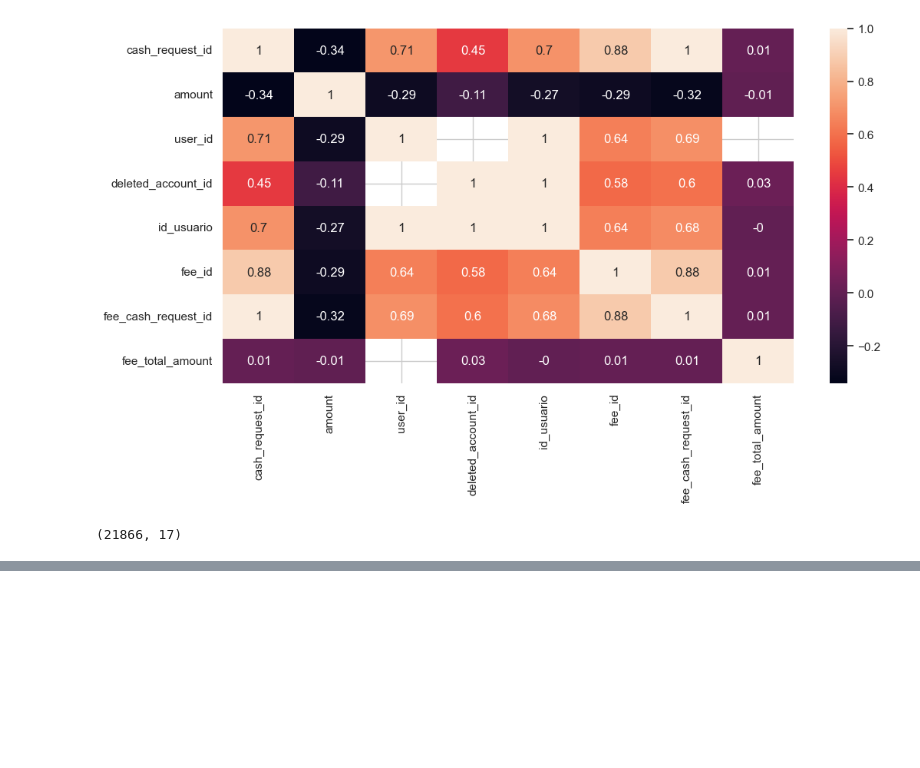
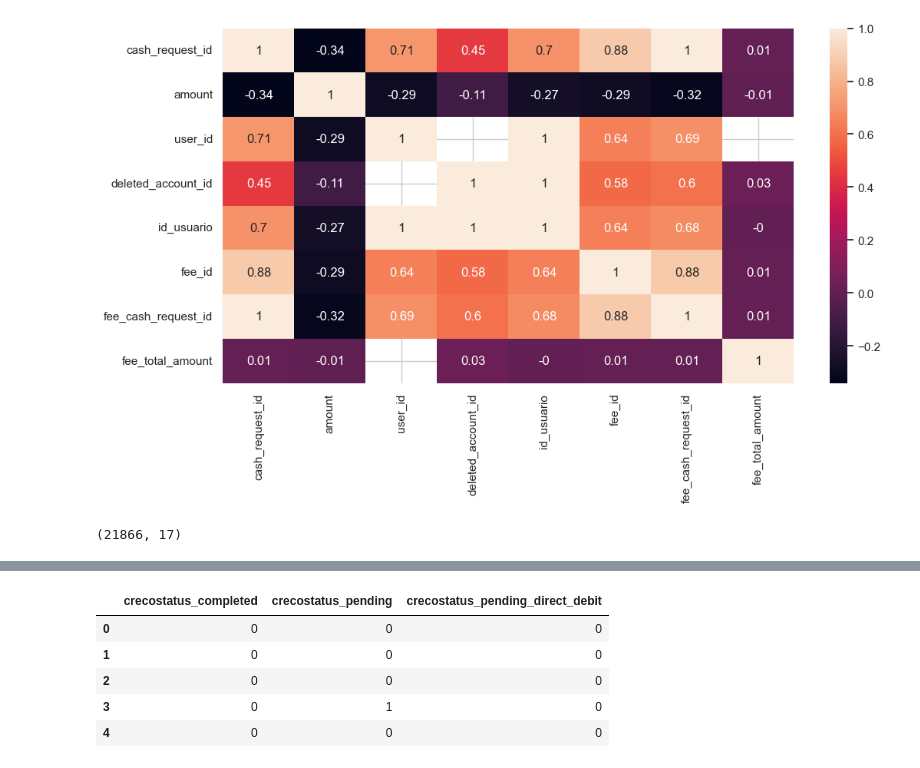
Before and after one commit to DataScience-UOC-projects/monayvi, a Jupyter notebook: notebooks/pre-procesamiento.ipynb, the cells around one changed output, grey strips where cells are left out. Cells and saved outputs as stored; diff of their text form; code cells hidden in the pictures; blank space fills up the shorter version.

```diff
--- a/notebooks/pre-procesamiento.ipynb
+++ b/notebooks/pre-procesamiento.ipynb
@@ -304,0 +354,11 @@ ds.cash[ds.cash['deleted_account_id'].isna()].shape
+# %%
+cash_recovery_status_dummies = pd.get_dummies(ds.merged.recovery_status, dtype="int", drop_first=True, prefix='crecostatus', prefix_sep='_')
+cash_recovery_status_dummies.head()
+# drop_first=True ha eliminado el dummy para 'recovery_status'='cancelled'
+# %% [output]
+|  | crecostatus_completed | crecostatus_pending | crecostatus_pending_direct_debit |
+| 0 | 0 | 0 | 0 |
+| 1 | 0 | 0 | 0 |
+| 2 | 0 | 0 | 0 |
+| 3 | 0 | 1 | 0 |
+| 4 | 0 | 0 | 0 |
```
Also changed, not shown: parts of 8 cells of this notebook, 2 other files.
